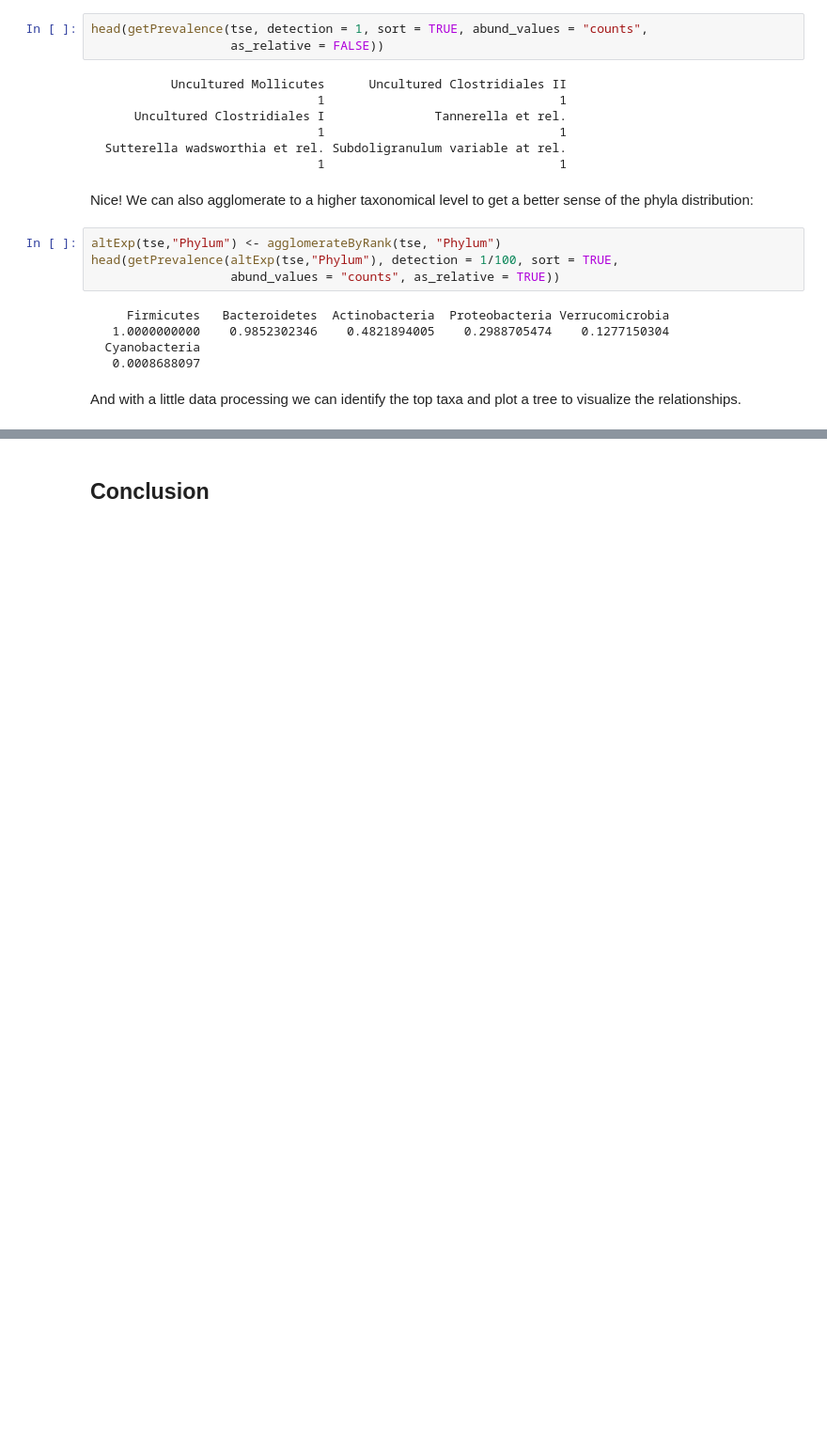
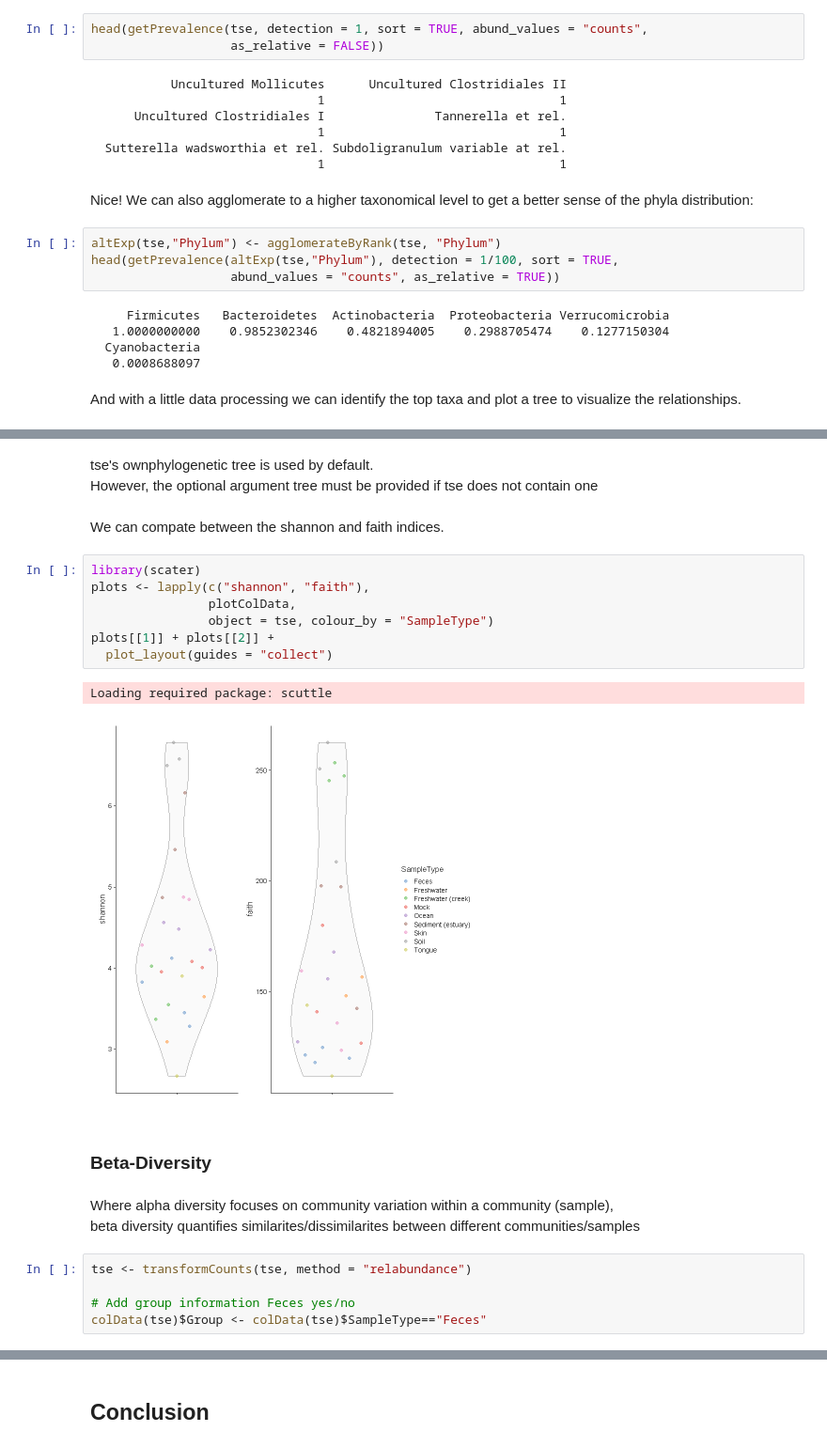
Before and after one commit to lucaspatel/med-263-final, a Jupyter notebook: Microbiome.ipynb, the cells around one changed output, grey strips where cells are left out. Shown at 94% size. Drawn from its saved outputs; the diff is of its cells as text; blank space fills up the shorter version.

```diff
--- a/Microbiome.ipynb
+++ b/Microbiome.ipynb
@@ -338,0 +422,25 @@ Warning message in toTree(td):
+# %% [markdown]
+tse's ownphylogenetic tree is used by default.
+However, the optional argument tree must be provided if tse does not contain one
+# %% [markdown]
+We can compate between the shannon and faith indices.
+# %%
+library(scater)
+plots <- lapply(c("shannon", "faith"),
+                plotColData,
+                object = tse, colour_by = "SampleType")
+plots[[1]] + plots[[2]] +
+  plot_layout(guides = "collect")
+# %% [output]
+Loading required package: scuttle
+[figure, added]
+# %% [markdown]
+### Beta-Diversity <a name="beta"></a>
+# %% [markdown]
+Where alpha diversity focuses on community variation within a community (sample),
+beta diversity quantifies similarites/dissimilarites between different communities/samples
+# %%
+tse <- transformCounts(tse, method = "relabundance")
+
+# Add group information Feces yes/no
+colData(tse)$Group <- colData(tse)$SampleType=="Feces"
```
Also changed, not shown: parts of 28 cells of this notebook.
